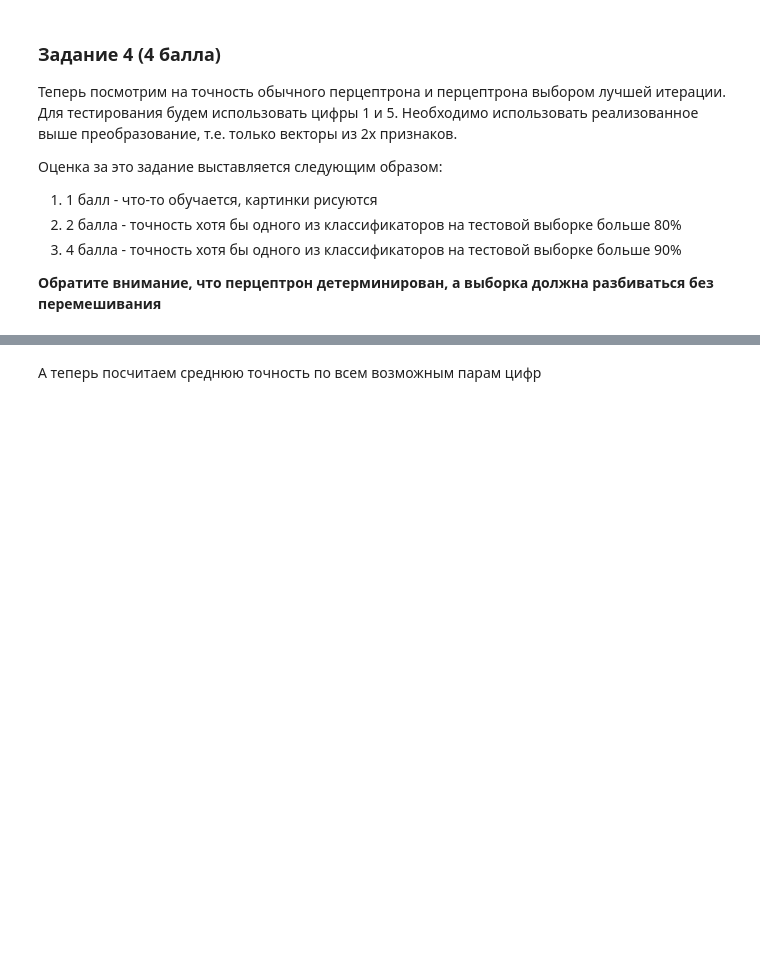
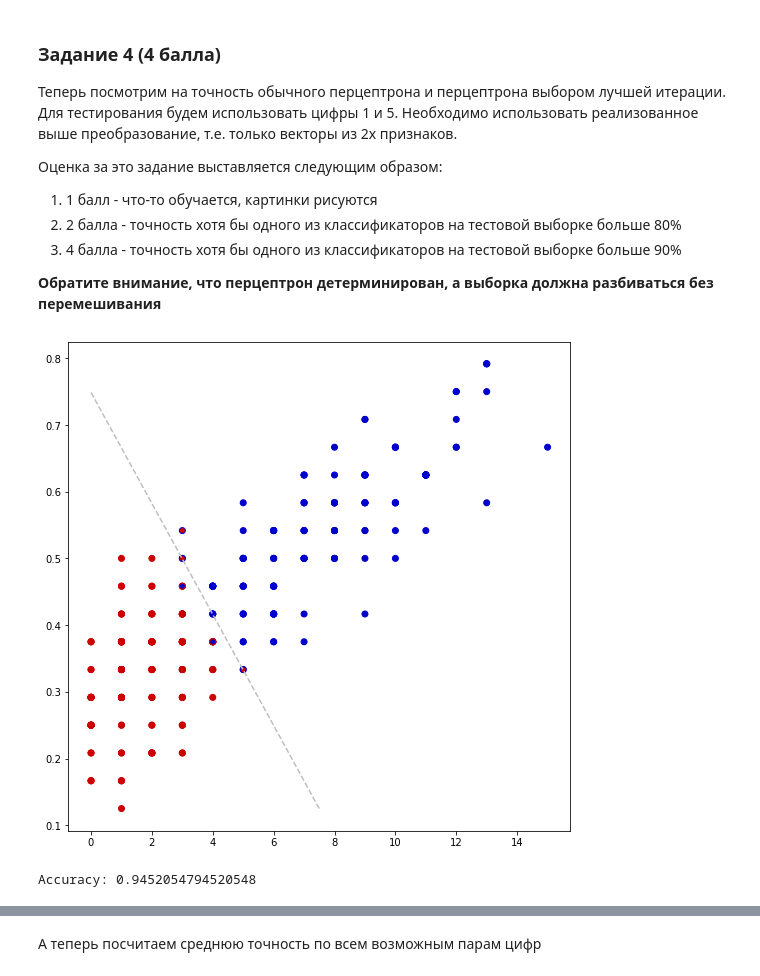
Before and after one commit to TihonkovSergey/ML-HSE, a Jupyter notebook: 04. Perceptron/solution/hw04_solution.ipynb, the cells around one changed output, grey strips where cells are left out. Drawn from its saved outputs; the diff is of its cells as text; code cells hidden in the pictures; blank space fills up the shorter version.

```diff
--- a/04. Perceptron/solution/hw04_solution.ipynb
+++ b/04. Perceptron/solution/hw04_solution.ipynb
@@ -213,6 +276,19 @@ visualize(X, true_labels, np.array(c.predict(X)), c.w)
 # %% [markdown]
 ### Задание 3 (1 балл)
 Реализуйте метод `transform_images(images)`, который преобразует изображения в двумерные векторы. Значение компонент векторов придумайте сами и напишите в виде комментария к методу.
+# %%
+def vertical_lines(img):
+    img = (img > 0.8).astype(int)
+    c = 0
+    for x in range(6):
+        for y in range(8):
+            if img[x][y] and img[x+1][y] and img[x+2][y]:
+                c += 1
+    return c
+
+def means(img):
+    img = (img > 0.8).astype(int)
+    return np.mean(img[:, 3:6])
 # %%
 def transform_images(images: np.ndarray) -> np.ndarray:
     """
@@ -230,7 +306,10 @@ def transform_images(images: np.ndarray) -> np.ndarray:
         Двумерная матрица с преобразованными изображениями.
         Её размерность: (n_images, 2).
     """
-    return np.zeros((images.shape[0], 2))
+    result = []
+    for img in images:
+        result.append([vertical_lines(img), means(img)])
+    return np.array(result)
 
 def get_digits(y0=1, y1=5):
     data = datasets.load_digits()
@@ -253,11 +332,15 @@ def get_digits(y0=1, y1=5):
 __Обратите внимание, что перцептрон детерминирован, а выборка должна разбиваться без перемешивания__
 # %%
 X, y = get_digits()
+y = (y == 1).astype(int)
 
 X_train, X_test, y_train, y_test = train_test_split(X, y, train_size=0.8, shuffle=False)
 # %%
-c = Perceptron(iterations=100000)
+c = Perceptron(iterations=1000)
 c.fit(X_train, y_train)
 visualize(X_train, y_train, np.array(c.predict(X_train)), c.w)
 print("Accuracy:", np.mean(c.predict(X_test) == y_test))
+# %% [output]
+[figure, added]
+Accuracy: 0.9452054794520548
 # %%
```
Also changed, not shown: parts of 10 cells of this notebook.
